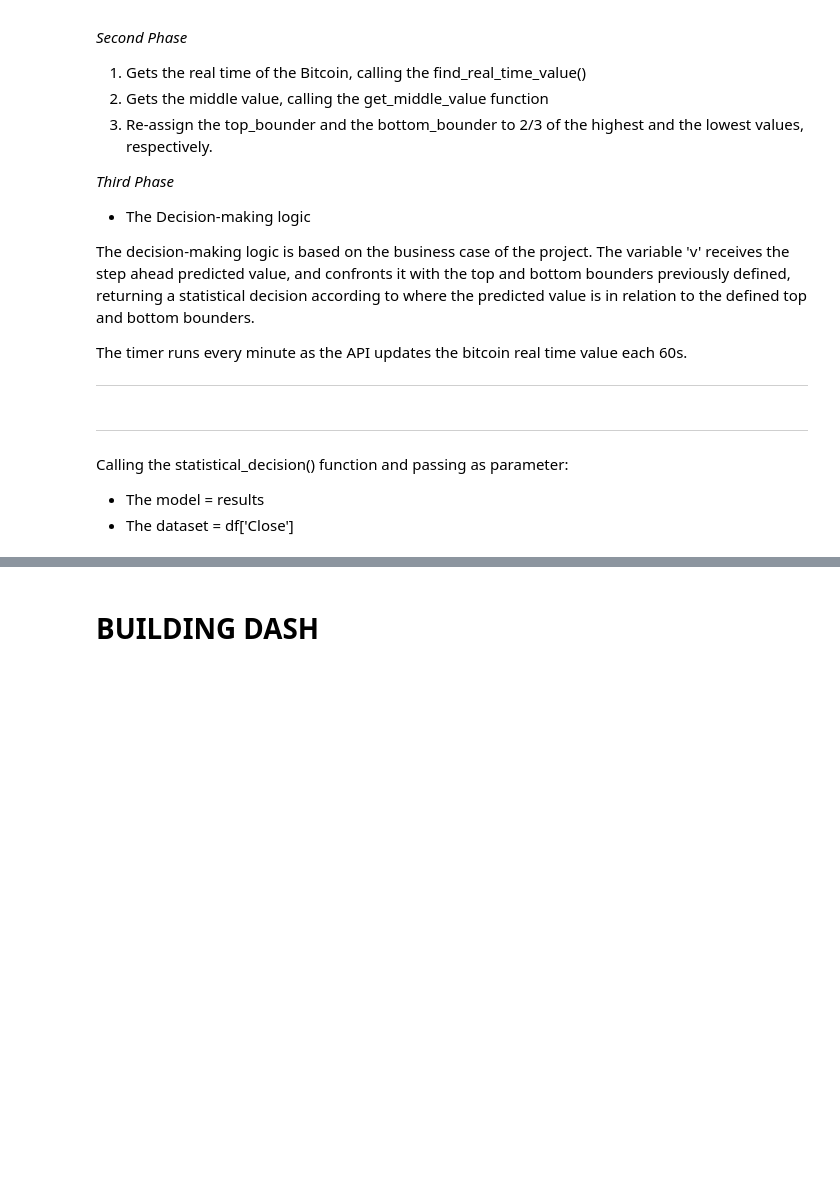
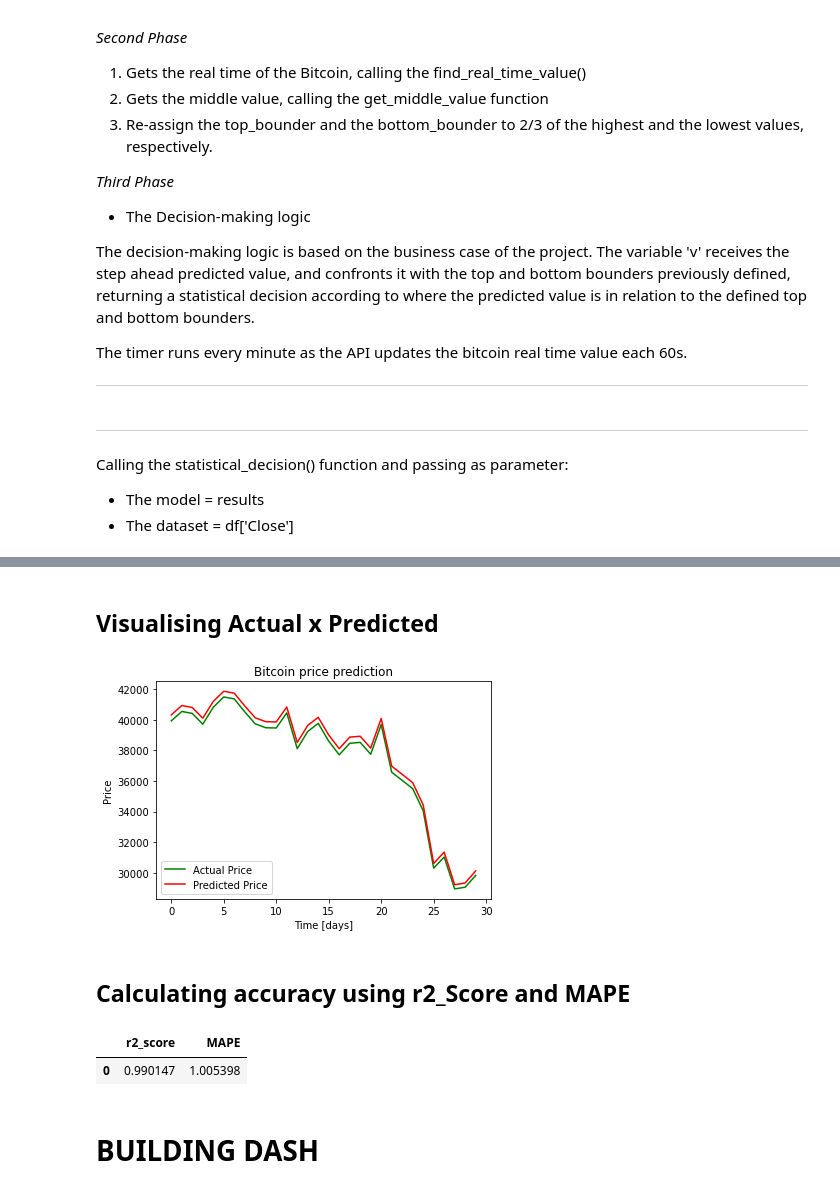
Before and after one commit to JoseMunoz9/Cryptocurrency-Prediction, a Jupyter notebook: Final_project.ipynb, the cells around one changed output, grey strips where cells are left out. Cells and saved outputs as stored; diff of their text form; code cells hidden in the pictures; blank space fills up the shorter version.

Commit message:
- LSTM code inserted - LSTM plotted on dash - button to give advice- buy or sell - button to clear results

```diff
--- a/Final_project.ipynb
+++ b/Final_project.ipynb
@@ -1097,0 +1124,2 @@ Buy! Real time value is: 28962.38 Predicted value for tomorrow is: 29210.2900604
+# %%
+df = df.drop(['Open','High','Low','Adj Close', 'Volume'], axis=1)
@@ -1097,0 +1148,22 @@ Buy! Real time value is: 28962.38 Predicted value for tomorrow is: 29210.2900604
+# %%
+num_units = 4
+activation_function = 'sigmoid'
+optimizer = 'adam'
+loss_function = 'mean_squared_error'
+batch_size = 5
+num_epochs = 10
+
+# Initialize the RNN
+regressor = Sequential()
+
+# Adding the input layer and the LSTM layer
+regressor.add(LSTM(units = num_units, activation = activation_function, input_shape=(None, 1)))
+
+# Adding the output layer
+regressor.add(Dense(units = 1))
+
+# Compiling the RNN
+regressor.compile(optimizer = optimizer, loss = loss_function)
+
+# Using the training set to train the model
+regressor.fit(x_train, y_train, batch_size = batch_size, epochs = num_epochs)
@@ -1097,0 +1194,9 @@ Buy! Real time value is: 28962.38 Predicted value for tomorrow is: 29210.2900604
+# %%
+test_set = df_test.values
+
+inputs = test_set
+inputs = min_max_scaler.transform(inputs)
+#inputs = np.reshape(inputs)
+
+predicted_price = regressor.predict(inputs)
+predicted_price = min_max_scaler.inverse_transform(predicted_price)
@@ -1097,0 +1211,16 @@ Buy! Real time value is: 28962.38 Predicted value for tomorrow is: 29210.2900604
+# %% [markdown]
+## Visualising Actual x Predicted
+# %%
+plt.plot(test_set, label="Actual Price", color='green')
+plt.plot(predicted_price, label="Predicted Price", color='red')
+
+plt.title('Bitcoin price prediction')
+plt.xlabel('Time [days]')
+plt.ylabel('Price')
+plt.legend(loc='best')
+
+plt.show();
+# %% [output]
+[figure, added]
+# %% [markdown]
+## Calculating accuracy using r2_Score and MAPE
@@ -1098,3 +1230,13 @@ Buy! Real time value is: 28962.38 Predicted value for tomorrow is: 29210.2900604
+# %%
+# Create a dataframe to store r2 score
+evaluation_results = pd.DataFrame({'r2_score': r2_score(test_set, predicted_price)}, index = [0])
+evaluation_results['MAPE'] = np.mean(np.abs(predicted_price - test_set)
+                                                               /np.abs(test_set))*100
+# Display the results
+evaluation_results
+# %% [output]
+|  | r2_score | MAPE |
+| 0 | 0.990147 | 1.005398 |
 # %% [markdown]
 # BUILDING DASH
 # %%
```
Also changed, not shown: parts of 67 cells of this notebook.
